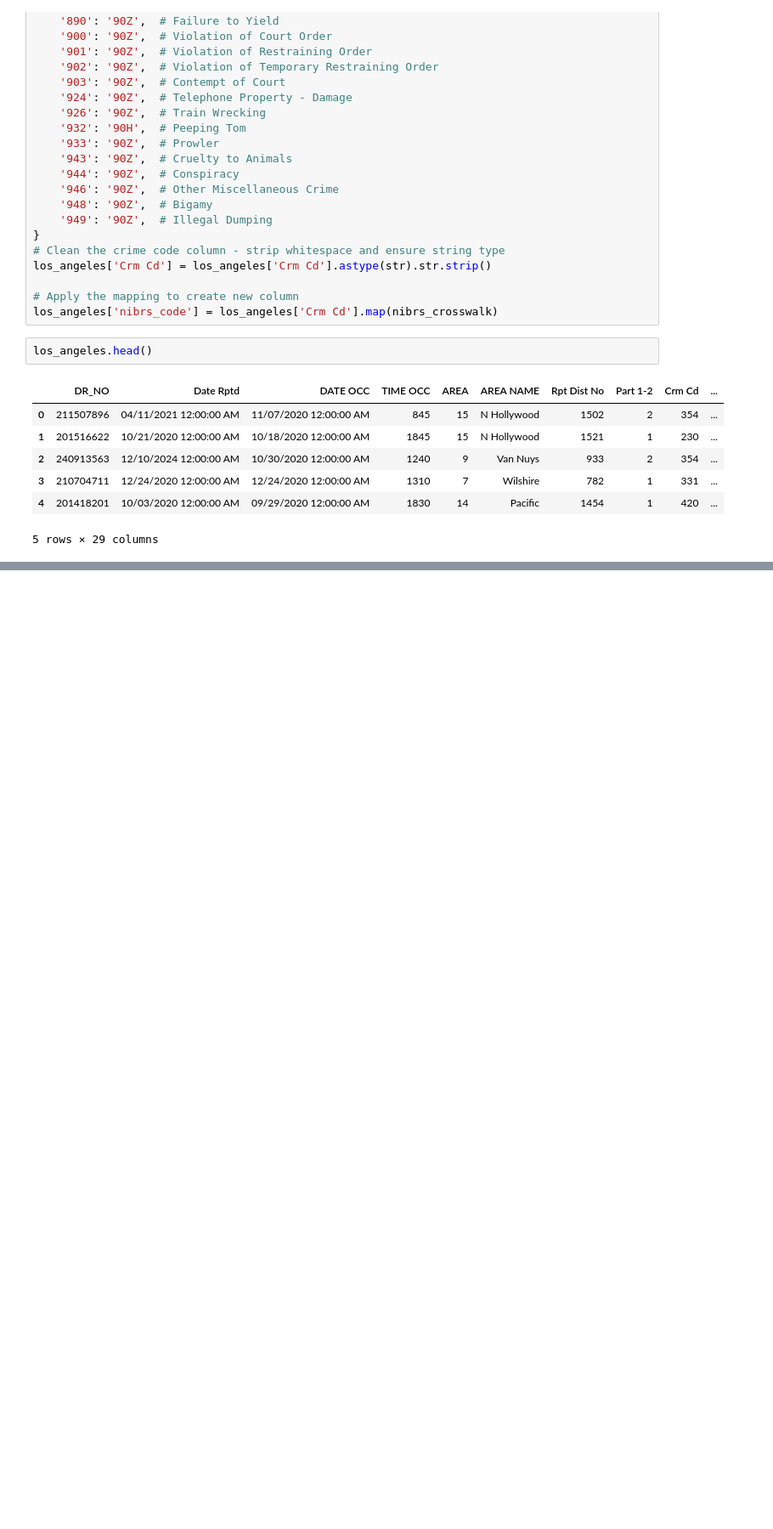
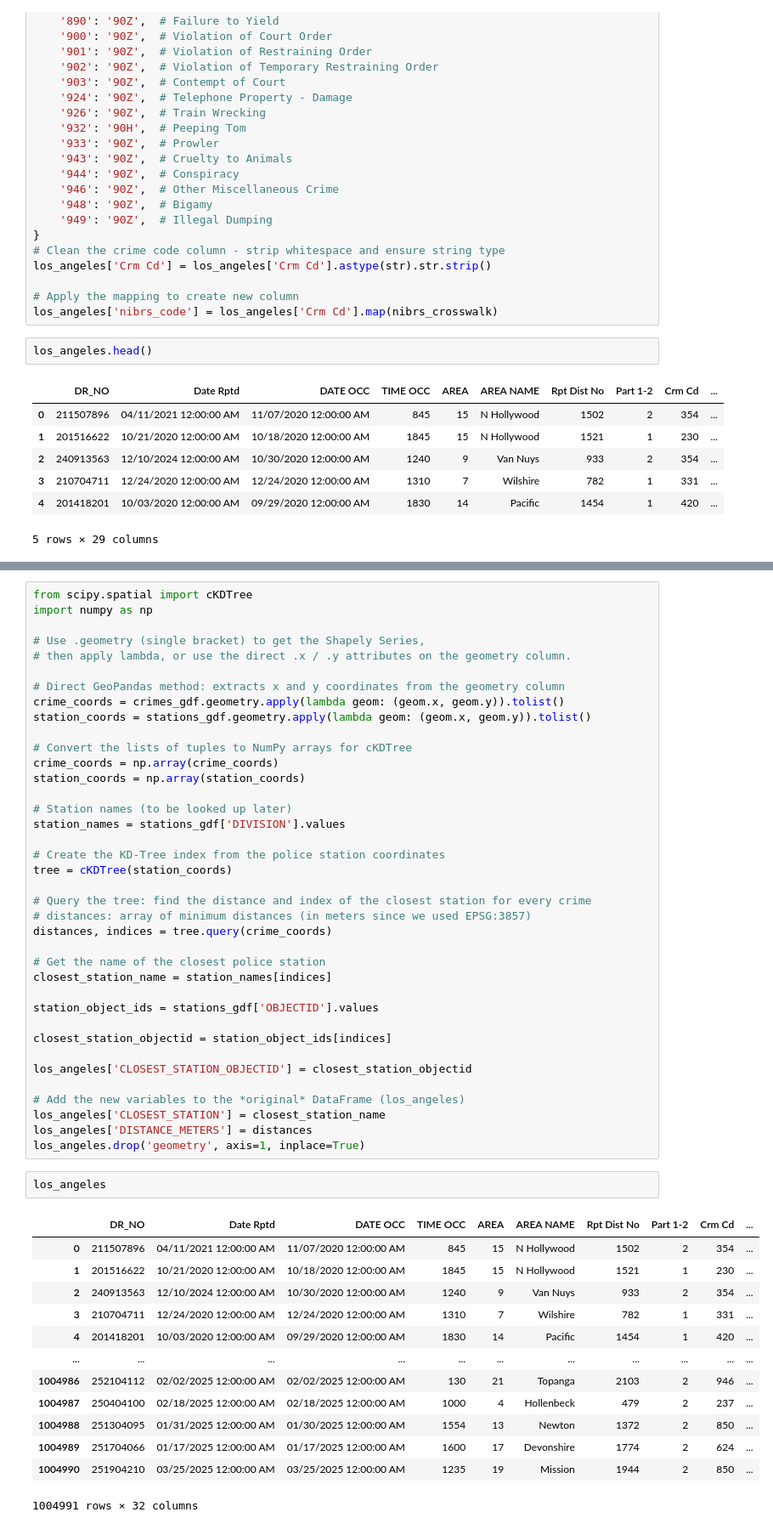
Before and after one commit to CaseyA21/CS290-CrimeData, a Jupyter notebook: codes.ipynb, the cells around one changed output, grey strips where cells are left out. Shown at 85% size. Saved outputs shown, nothing was run; the diff lists cells and outputs as text; blank space fills up the shorter version.

```diff
--- a/codes.ipynb
+++ b/codes.ipynb
@@ -542,0 +834,54 @@ los_angeles.head()
+# %%
+from scipy.spatial import cKDTree
+import numpy as np
+
+# Use .geometry (single bracket) to get the Shapely Series,
+# then apply lambda, or use the direct .x / .y attributes on the geometry column.
+
+# Direct GeoPandas method: extracts x and y coordinates from the geometry column
+crime_coords = crimes_gdf.geometry.apply(lambda geom: (geom.x, geom.y)).tolist()
+station_coords = stations_gdf.geometry.apply(lambda geom: (geom.x, geom.y)).tolist()
+
+# Convert the lists of tuples to NumPy arrays for cKDTree
+crime_coords = np.array(crime_coords)
+station_coords = np.array(station_coords)
+
+# Station names (to be looked up later)
+station_names = stations_gdf['DIVISION'].values
+
+# Create the KD-Tree index from the police station coordinates
+tree = cKDTree(station_coords)
+
+# Query the tree: find the distance and index of the closest station for every crime
+# distances: array of minimum distances (in meters since we used EPSG:3857)
+distances, indices = tree.query(crime_coords)
+
+# Get the name of the closest police station
+closest_station_name = station_names[indices]
+
+station_object_ids = stations_gdf['OBJECTID'].values
+
+closest_station_objectid = station_object_ids[indices]
+
+los_angeles['CLOSEST_STATION_OBJECTID'] = closest_station_objectid
+
+# Add the new variables to the *original* DataFrame (los_angeles)
+los_angeles['CLOSEST_STATION'] = closest_station_name
+los_angeles['DISTANCE_METERS'] = distances
+los_angeles.drop('geometry', axis=1, inplace=True)
+# %%
+los_angeles
+# %% [output]
+|  | DR_NO | Date Rptd | DATE OCC | TIME OCC | AREA | AREA NAME | Rpt Dist No | Part 1-2 | Crm Cd | ... |
+| 0 | 211507896 | 04/11/2021 12:00:00 AM | 11/07/2020 12:00:00 AM | 845 | 15 | N Hollywood | 1502 | 2 | 354 | ... |
+| 1 | 201516622 | 10/21/2020 12:00:00 AM | 10/18/2020 12:00:00 AM | 1845 | 15 | N Hollywood | 1521 | 1 | 230 | ... |
+| 2 | 240913563 | 12/10/2024 12:00:00 AM | 10/30/2020 12:00:00 AM | 1240 | 9 | Van Nuys | 933 | 2 | 354 | ... |
+| 3 | 210704711 | 12/24/2020 12:00:00 AM | 12/24/2020 12:00:00 AM | 1310 | 7 | Wilshire | 782 | 1 | 331 | ... |
+| 4 | 201418201 | 10/03/2020 12:00:00 AM | 09/29/2020 12:00:00 AM | 1830 | 14 | Pacific | 1454 | 1 | 420 | ... |
+| ... | ... | ... | ... | ... | ... | ... | ... | ... | ... | ... |
+| 1004986 | 252104112 | 02/02/2025 12:00:00 AM | 02/02/2025 12:00:00 AM | 130 | 21 | Topanga | 2103 | 2 | 946 | ... |
+| 1004987 | 250404100 | 02/18/2025 12:00:00 AM | 02/18/2025 12:00:00 AM | 1000 | 4 | Hollenbeck | 479 | 2 | 237 | ... |
+| 1004988 | 251304095 | 01/31/2025 12:00:00 AM | 01/30/2025 12:00:00 AM | 1554 | 13 | Newton | 1372 | 2 | 850 | ... |
+| 1004989 | 251704066 | 01/17/2025 12:00:00 AM | 01/17/2025 12:00:00 AM | 1600 | 17 | Devonshire | 1774 | 2 | 624 | ... |
+| 1004990 | 251904210 | 03/25/2025 12:00:00 AM | 03/25/2025 12:00:00 AM | 1235 | 19 | Mission | 1944 | 2 | 850 | ... |
+1004991 rows × 32 columns
```
Also changed, not shown: parts of 24 cells of this notebook.
